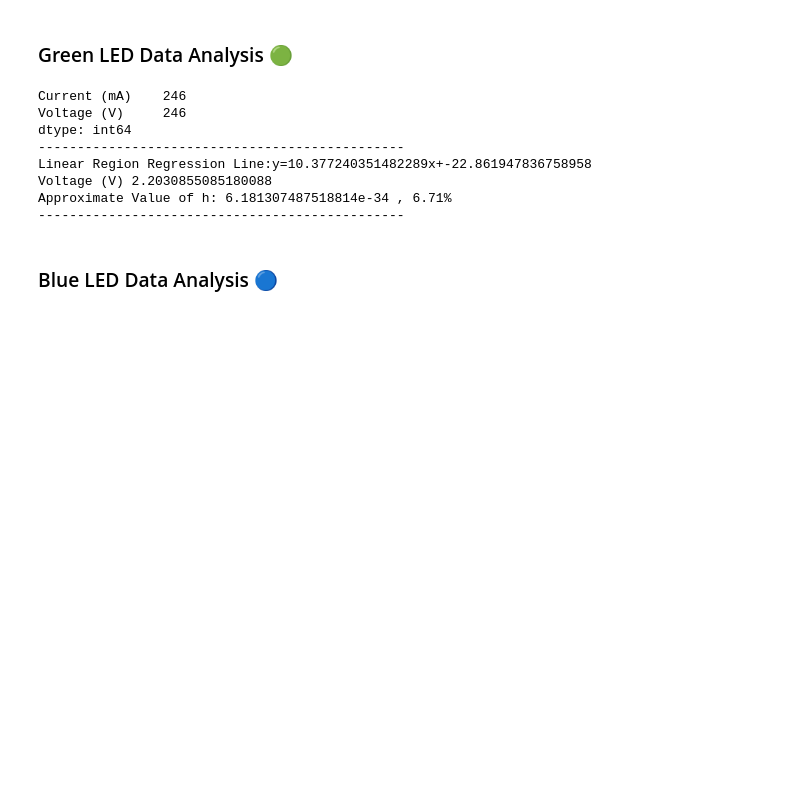
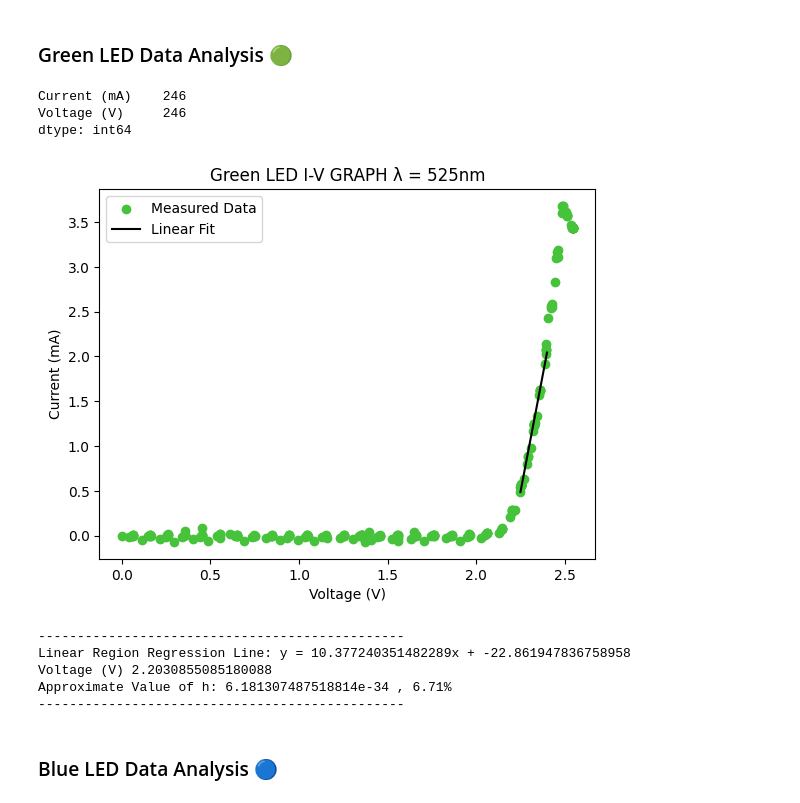
Before and after one commit to MrBenjaminHolmes/PlanckLED-ESP32, a Jupyter notebook: PlanckLED-ESP32.ipynb, the cells around one changed output. Saved outputs shown, nothing was run; the diff lists cells and outputs as text; code cells hidden in the pictures; blank space fills up the shorter version.

```diff
--- a/PlanckLED-ESP32.ipynb
+++ b/PlanckLED-ESP32.ipynb
@@ -95,30 +161,57 @@ fig = px.scatter(
     color_discrete_sequence=["#46c23b"]
 )
 fig.show()
-
-
-
-linearRegionValueLower =2.25
-linearRegionValueUpper = 2.4
-linear = greenData[(greenData["Voltage (V)"] > linearRegionValueLower) &
-                    (greenData["Voltage (V)"] < linearRegionValueUpper)]
-Gm,Gc=np.polyfit(linear["Voltage (V)"],linear["Current (mA)"],1)
-print("-----------------------------------------------")
-print(f"Linear Region Regression Line:y={Gm}x+{Gc}")
-print(f"Voltage (V) {-Gc/Gm}")
-h= (sci.constants.e * (-Gc/Gm)*wavelength)/(sci.constants.c)
-percentDiff = (sci.constants.h-h)/(sci.constants.h)*100
-print(f"Approximate Value of h: {h} , {round (percentDiff, 2)}%")
-print("-----------------------------------------------")
 # %% [output]
 Current (mA)    246
 Voltage (V)     246
 dtype: int64
------------------------------------------------
-Linear Region Regression Line:y=10.377240351482289x+-22.861947836758958
-Voltage (V) 2.2030855085180088
-Approximate Value of h: 6.181307487518814e-34 , 6.71%
------------------------------------------------
+# %%
+linearRegionValueLower =2.25
+linearRegionValueUpper = 2.4
+linear = greenData[(greenData["Voltage (V)"] > linearRegionValueLower) &
+                    (greenData["Voltage (V)"] < linearRegionValueUpper)]
+
+plt.figure()
+plt.scatter(
+    greenData["Voltage (V)"],
+    greenData["Current (mA)"],
+    color="#46c23b",
+    label="Measured Data"
+)
+
+plt.title("Green LED I-V GRAPH λ = 525nm")
+plt.xlabel("Voltage (V)")
+plt.ylabel("Current (mA)")
+
+Gm, Gc = np.polyfit(linear["Voltage (V)"], linear["Current (mA)"], 1)
+
+
+x_fit = np.linspace(linearRegionValueLower, linearRegionValueUpper, 100)
+y_fit = Gm * x_fit + Gc
+plt.plot(x_fit, y_fit, color="black", label="Linear Fit")
+
+plt.legend()
+plt.show()
+
+print("-----------------------------------------------")
+print(f"Linear Region Regression Line: y = {Gm}x + {Gc}")
+
+Thresholdvoltage = -Gc / Gm
+print(f"Voltage (V) {Thresholdvoltage}")
+
+h = (sci.constants.e * Thresholdvoltage * wavelength) / sci.constants.c
+
+percentDiff = (sci.constants.h - h) / sci.constants.h * 100
+
+print(f"Approximate Value of h: {h} , {round(percentDiff,2)}%")
+print("-----------------------------------------------")
+# %% [output]
+[figure, added]
+-----------------------------------------------
+Linear Region Regression Line: y = 10.377240351482289x + -22.861947836758958
+Voltage (V) 2.2030855085180088
+Approximate Value of h: 6.181307487518814e-34 , 6.71%
+-----------------------------------------------
 # %% [markdown]
 ### Blue LED Data Analysis 🔵
 # %%
```
Also changed, not shown: parts of 7 cells of this notebook.
